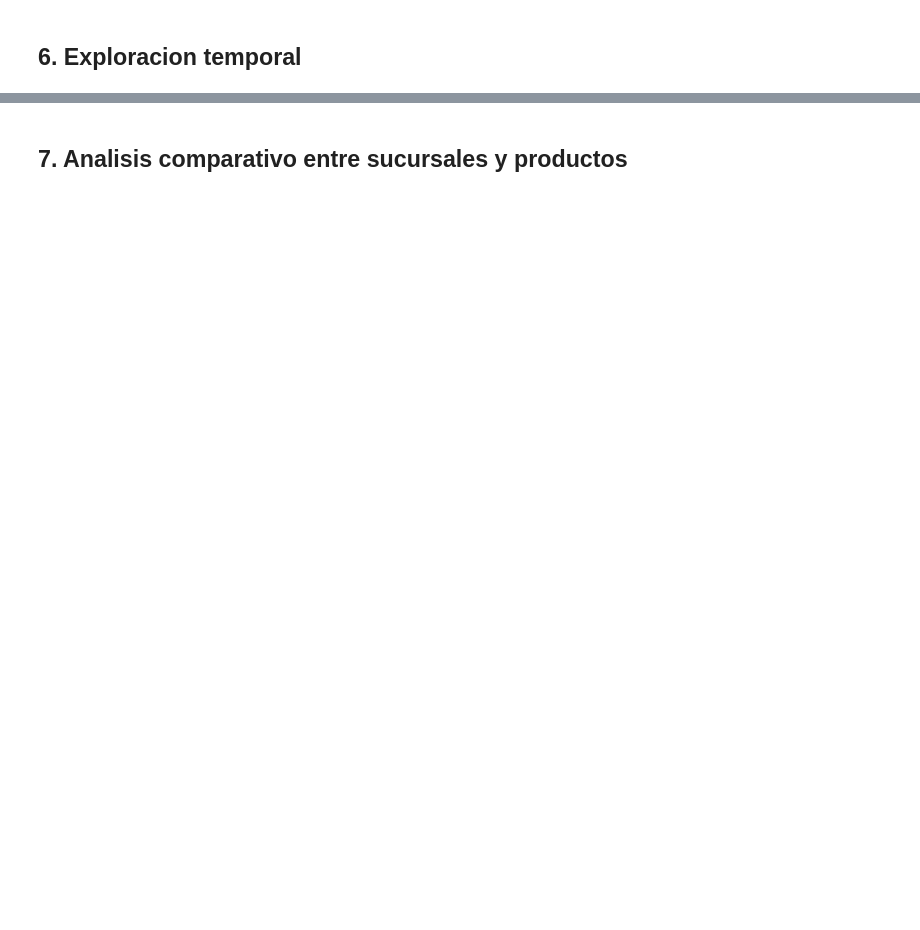
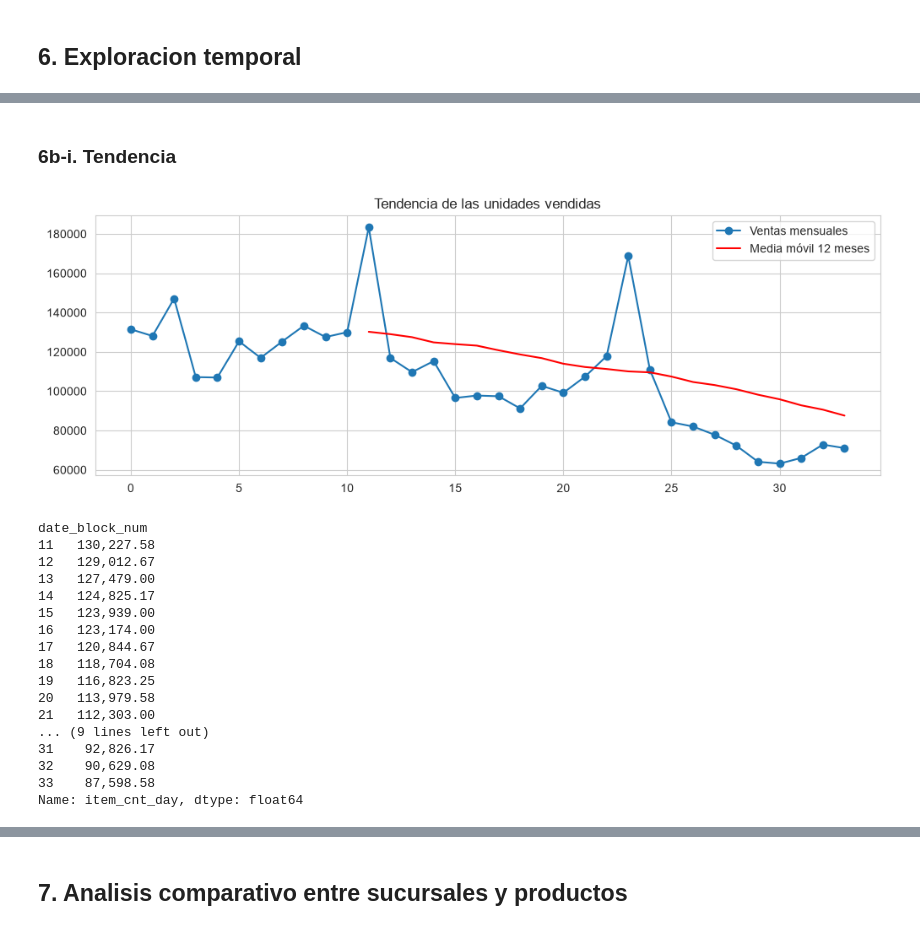
Before and after one commit to 15003165-code/Proyecto-1, a Jupyter notebook: notebooks/01_exploratory_data_analysis.ipynb, the cells around one changed output, grey strips where cells are left out. Drawn from its saved outputs; the diff is of its cells as text; code cells hidden in the pictures; blank space fills up the shorter version.

```diff
--- a/notebooks/01_exploratory_data_analysis.ipynb
+++ b/notebooks/01_exploratory_data_analysis.ipynb
@@ -16,0 +657,33 @@ Brady Monroy (15003165) y Luis Rodolfo Rodriguez
+# %% [markdown]
+### 6b-i. Tendencia
+# %%
+# Media móvil de 12 meses para ver la tendencia sin la estacionalidad
+media_movil = ventas_mes["item_cnt_day"].rolling(12).mean()
+
+plt.figure(figsize=(12, 4))
+plt.plot(ventas_mes.index, ventas_mes["item_cnt_day"], marker="o", label="Ventas mensuales")
+plt.plot(ventas_mes.index, media_movil, color="red", label="Media móvil 12 meses")
+plt.title("Tendencia de las unidades vendidas")
+plt.legend()
+plt.show()
+
+print(media_movil.dropna())
+# %% [output]
+[figure, added]
+date_block_num
+11   130,227.58
+12   129,012.67
+13   127,479.00
+14   124,825.17
+15   123,939.00
+16   123,174.00
+17   120,844.67
+18   118,704.08
+19   116,823.25
+20   113,979.58
+21   112,303.00
+... (9 lines left out)
+31    92,826.17
+32    90,629.08
+33    87,598.58
+Name: item_cnt_day, dtype: float64
```
Also changed, not shown: parts of 105 cells of this notebook, 1 other file.
